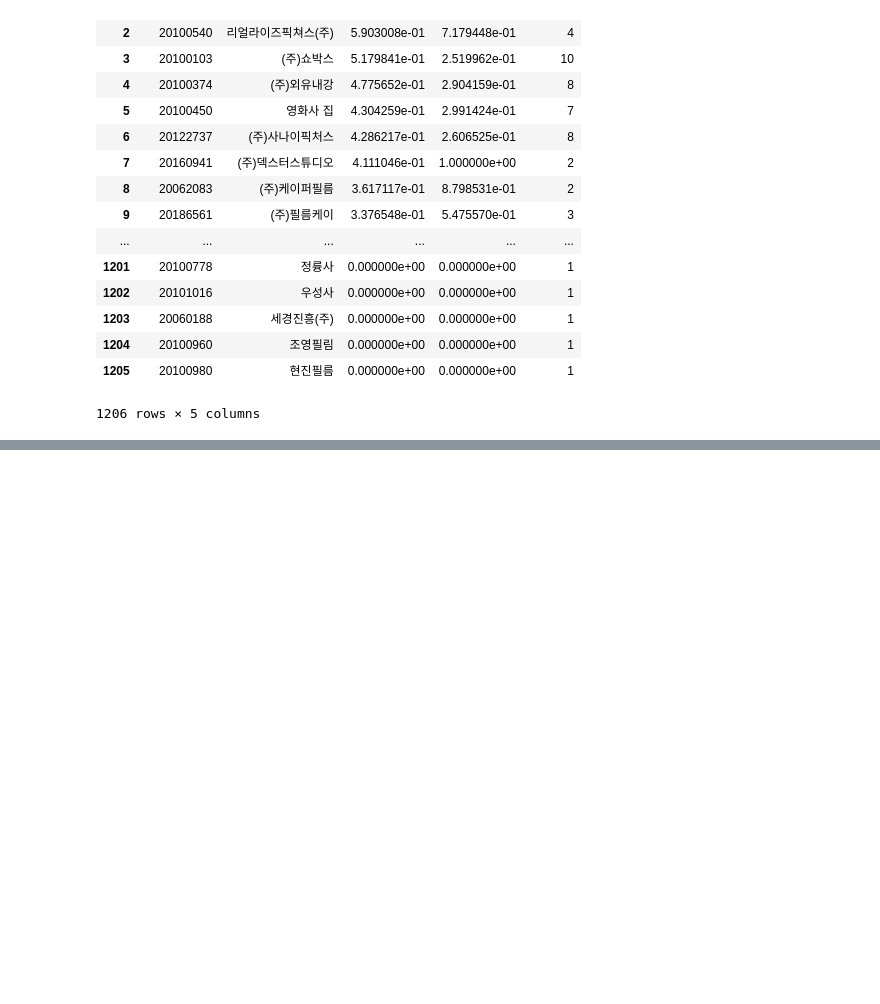
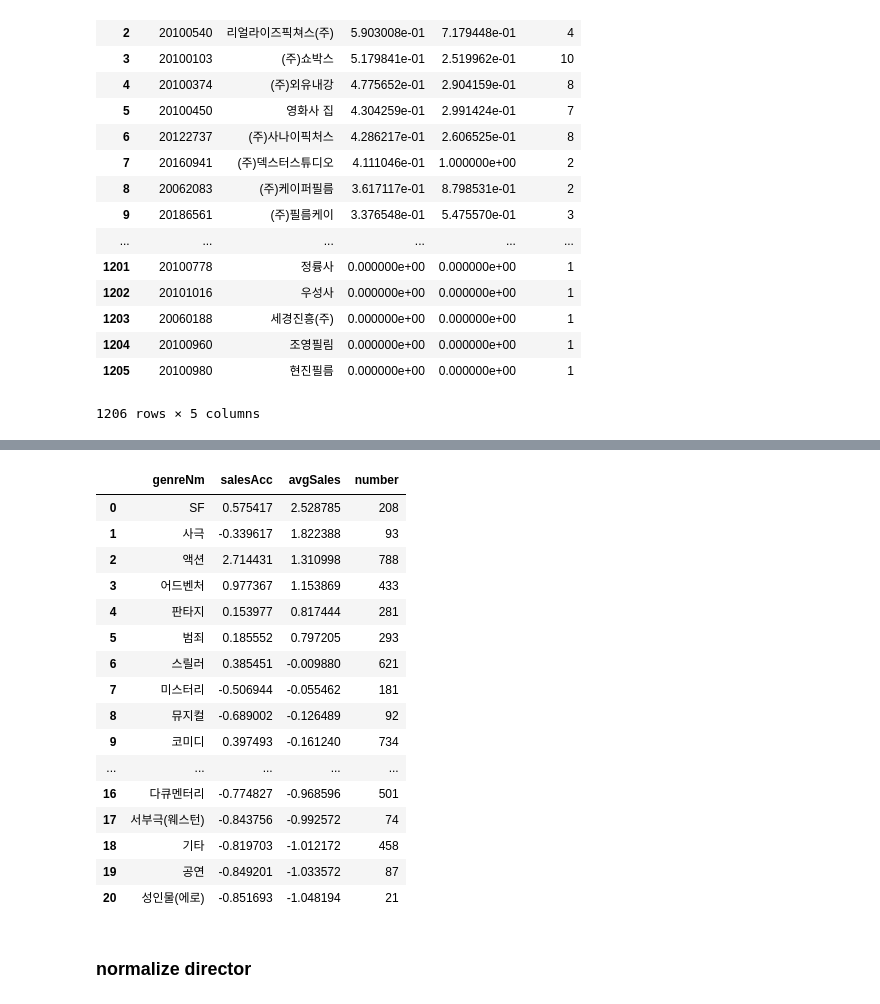
Before and after one commit to younghk/2019_Project_Graduation, a Jupyter notebook: Data_Preprocessing.ipynb, the cells around one changed output, grey strips where cells are left out. Drawn from its saved outputs; the diff is of its cells as text; code cells hidden in the pictures; blank space fills up the shorter version.

```diff
--- a/Data_Preprocessing.ipynb
+++ b/Data_Preprocessing.ipynb
@@ -1711,0 +1815,23 @@ scaled by audienceAcc (actor, company)
+# %%
+genre_sales_scaled = genre_sales
+genre_sales_scaled['salesAcc'] = preprocessing.scale(genre_sales['salesAcc'])
+genre_sales_scaled['avgSales'] = preprocessing.scale(genre_sales['avgSales'])
+genre_sales_scaled
+# %% [output]
+|  | genreNm | salesAcc | avgSales | number |
+| 0 | SF | 0.575417 | 2.528785 | 208 |
+| 1 | 사극 | -0.339617 | 1.822388 | 93 |
+| 2 | 액션 | 2.714431 | 1.310998 | 788 |
+| 3 | 어드벤처 | 0.977367 | 1.153869 | 433 |
+| 4 | 판타지 | 0.153977 | 0.817444 | 281 |
+| 5 | 범죄 | 0.185552 | 0.797205 | 293 |
+| 6 | 스릴러 | 0.385451 | -0.009880 | 621 |
+| 7 | 미스터리 | -0.506944 | -0.055462 | 181 |
+| 8 | 뮤지컬 | -0.689002 | -0.126489 | 92 |
+| 9 | 코미디 | 0.397493 | -0.161240 | 734 |
+| ... | ... | ... | ... | ... |
+| 16 | 다큐멘터리 | -0.774827 | -0.968596 | 501 |
+| 17 | 서부극(웨스턴) | -0.843756 | -0.992572 | 74 |
+| 18 | 기타 | -0.819703 | -1.012172 | 458 |
+| 19 | 공연 | -0.849201 | -1.033572 | 87 |
+| 20 | 성인물(에로) | -0.851693 | -1.048194 | 21 |
@@ -1711,0 +1840,2 @@ scaled by audienceAcc (actor, company)
+# %% [markdown]
+### normalize director
```
Also changed, not shown: parts of 44 cells of this notebook.
